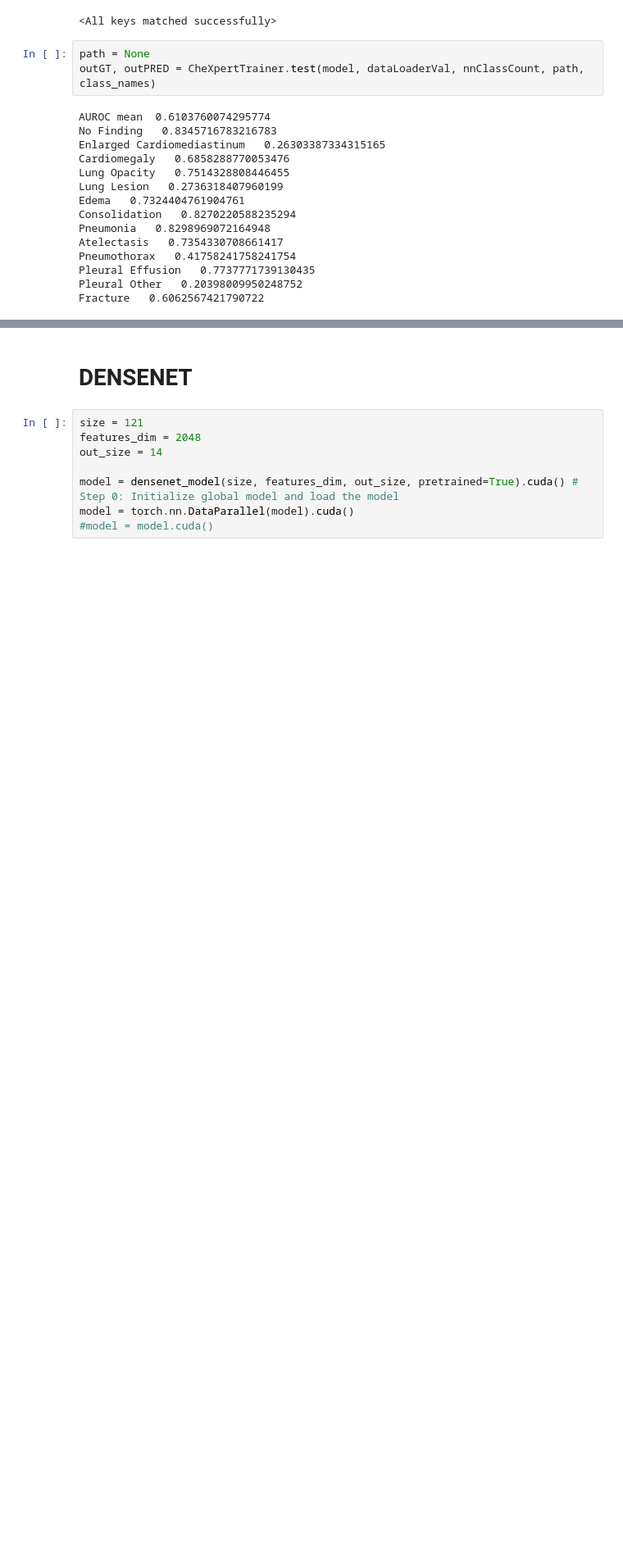
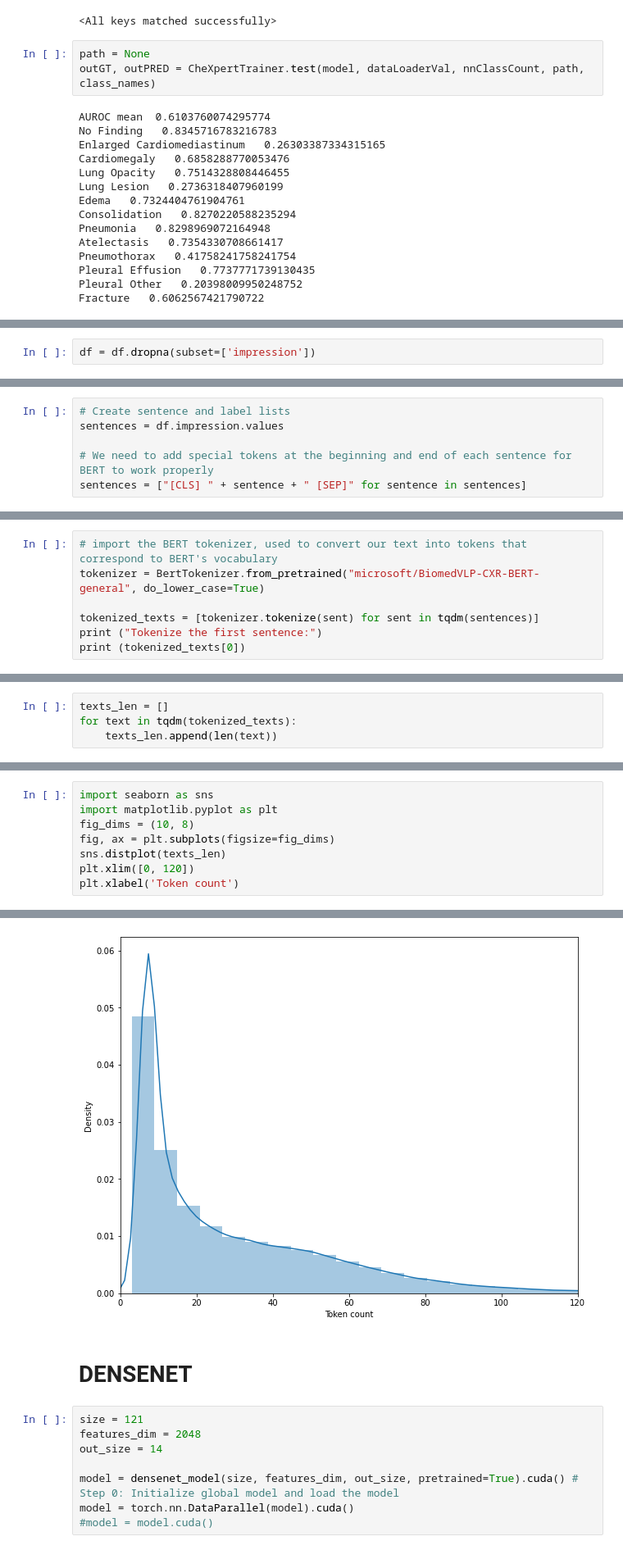
Before and after one commit to NoTody/MIMICCXR-Dev, a Jupyter notebook: chexpert_evaluation/Performance_Check.ipynb, the cells around one changed output, grey strips where cells are left out. Shown: that part at 82% size. Cells and saved outputs as stored; diff of their text form; blank space fills up the shorter version.

```diff
--- a/chexpert_evaluation/Performance_Check.ipynb
+++ b/chexpert_evaluation/Performance_Check.ipynb
@@ -800,0 +805,2 @@ Fracture   0.6062567421790722
+# %%
+df = df.dropna(subset=['impression'])
@@ -800,0 +833,6 @@ Fracture   0.6062567421790722
+# %%
+# Create sentence and label lists
+sentences = df.impression.values
+
+# We need to add special tokens at the beginning and end of each sentence for BERT to work properly
+sentences = ["[CLS] " + sentence + " [SEP]" for sentence in sentences]
@@ -800,0 +841,7 @@ Fracture   0.6062567421790722
+# %%
+# import the BERT tokenizer, used to convert our text into tokens that correspond to BERT's vocabulary
+tokenizer = BertTokenizer.from_pretrained("microsoft/BiomedVLP-CXR-BERT-general", do_lower_case=True)
+
+tokenized_texts = [tokenizer.tokenize(sent) for sent in tqdm(sentences)]
+print ("Tokenize the first sentence:")
+print (tokenized_texts[0])
@@ -800,0 +851,4 @@ Fracture   0.6062567421790722
+# %%
+texts_len = []
+for text in tqdm(tokenized_texts):
+    texts_len.append(len(text))
@@ -800,0 +859,9 @@ Fracture   0.6062567421790722
+# %%
+import seaborn as sns
+import matplotlib.pyplot as plt
+fig_dims = (10, 8)
+fig, ax = plt.subplots(figsize=fig_dims)
+sns.distplot(texts_len)
+plt.xlim([0, 120])
+plt.xlabel('Token count')
+# %% [output]
@@ -801,3 +878,4 @@ Fracture   0.6062567421790722
+[figure, added]
 # %% [markdown]
 # DENSENET
 # %%
```
Also changed, not shown: parts of 20 cells of this notebook, 13 other files.
